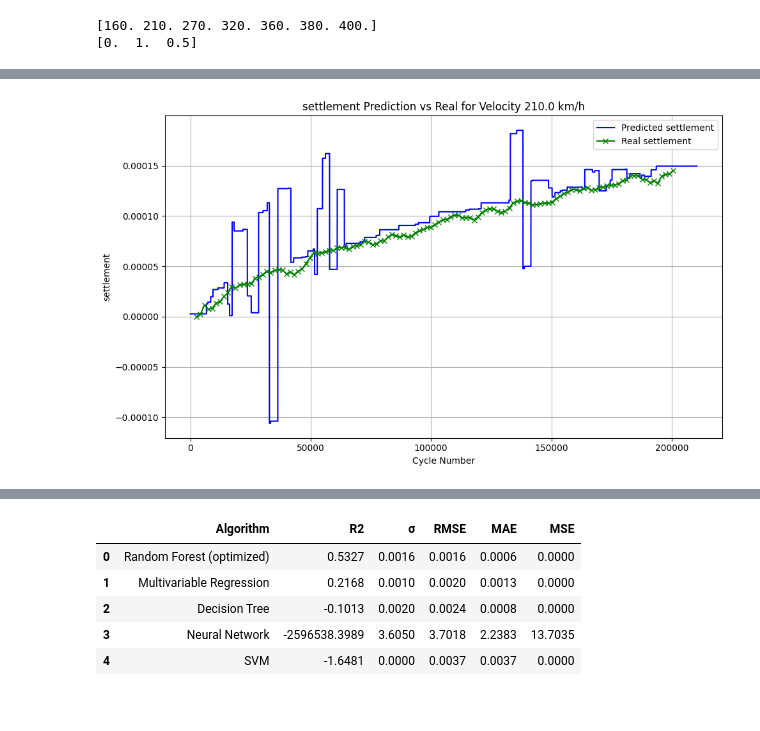
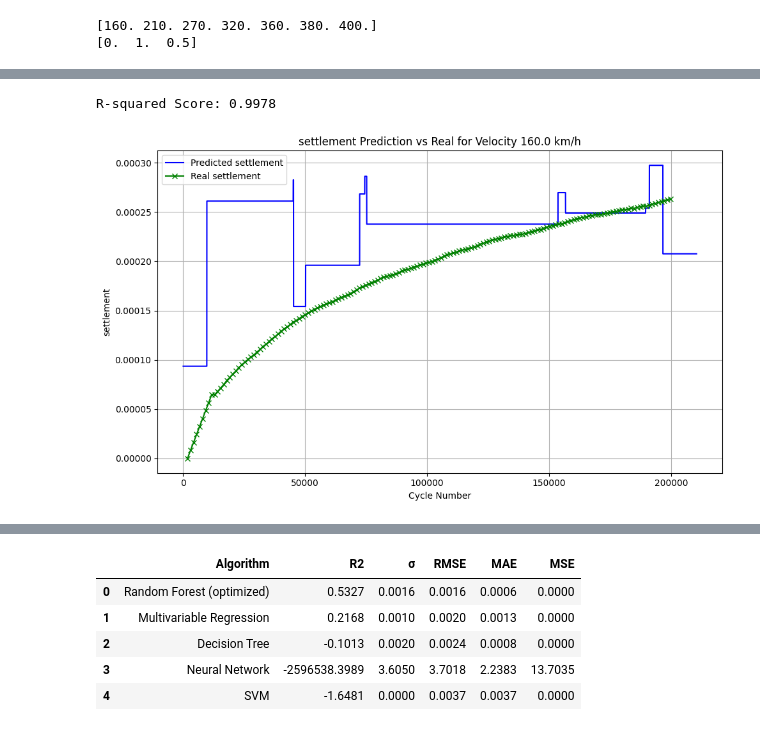
Before and after one commit to rammalali/FYP, a Jupyter notebook: ML/notebooks/permanent_settlement.ipynb, the cells around one changed output, grey strips where cells are left out. Drawn from its saved outputs; the diff is of its cells as text; code cells hidden in the pictures.

```diff
--- a/ML/notebooks/permanent_settlement.ipynb
+++ b/ML/notebooks/permanent_settlement.ipynb
@@ -366,7 +368,7 @@ plot_row_displacement_with_smoothed_point(final_df, row_index=322)
 import pandas as pd
 import numpy as np
 
-final_df = pd.read_csv('../../data/dataset/combined_valeurs.csv')
+final_df = pd.read_csv('../data/dataset/combined_valeurs.csv')
 
 
 def calculate_first_smoothed_displacement(df, window_size=5):
@@ -615,0 +675,36 @@ plt.show()
+# %%
+import matplotlib.pyplot as plt
+
+def generate_and_plot_settlement(model, ground_truth_df, start_cycle, end_cycle, step_size, velocity):
+    # Generate cycle numbers for the prediction
+    cycle_numbers = list(range(start_cycle, end_cycle + 1, step_size))
+    new_data = pd.DataFrame({
+        'velocity': [velocity] * len(cycle_numbers),
+        'Cycle_Number': cycle_numbers
+    })
+
+    # Predict settlement
+    predicted_settlement = model.predict(new_data)
+
+    # Filter ground truth data for the specified cycle range and velocity
+    ground_truth_filtered = ground_truth_df[
+        (ground_truth_df['Cycle_Number'].between(start_cycle, end_cycle)) &
+        (ground_truth_df['velocity'] == velocity)
+    ]
+
+    # Plot predicted settlement
+    plt.figure(figsize=(10, 6))
+    plt.plot(cycle_numbers, predicted_settlement, label='Predicted settlement', color='blue', marker='')
+
+    # Plot real settlement (ground truth)
+    plt.plot(ground_truth_filtered['Cycle_Number'], ground_truth_filtered['Difference'],
+             label='Real settlement', color='green', marker='')
+
+    # Plot settings
+    plt.xlabel('Cycle Number')
+    plt.ylabel('settlement')
+    plt.title(f'settlement Prediction vs Real for Velocity {velocity} km/h')
+    plt.grid(True)
+    plt.legend()
+    plt.tight_layout()
+    plt.show()
@@ -858,3 +1390,13 @@ R2 Score on Test Set: 0.5327
+# %%
+from sklearn.metrics import r2_score
+
+# Evaluate the model on the test set
+r2 = r2_score(y_test, y_test_pred)
+
+# Print the R² score
+print(f"R-squared Score: {r2:.4f}")
+# %% [output]
+R-squared Score: 0.9978
 # %%
 import matplotlib.pyplot as plt
 
@@ -868,33 +1410,33 @@ def generate_and_plot_settlement(model, ground_truth_df, start_cycle, end_cycle,
 
     # Predict settlement
     predicted_settlement = model.predict(new_data)
 
     # Filter ground truth data for the specified cycle range and velocity
     ground_truth_filtered = ground_truth_df[
         (ground_truth_df['Cycle_Number'].between(start_cycle, end_cycle)) &
         (ground_truth_df['velocity'] == velocity)
     ]
 
     # Plot predicted settlement
     plt.figure(figsize=(10, 6))
     plt.plot(cycle_numbers, predicted_settlement, label='Predicted settlement', color='blue', marker='')
 
     # Plot real settlement (ground truth)
     plt.plot(ground_truth_filtered['Cycle_Number'], ground_truth_filtered['Smoothed_Difference'],
              label='Real settlement', color='green', marker='x')
 
     # Plot settings
     plt.xlabel('Cycle Number')
     plt.ylabel('settlement')
     plt.title(f'settlement Prediction vs Real for Velocity {velocity} km/h')
     plt.grid(True)
     plt.legend()
     plt.tight_layout()
     plt.show()
 
 # Example usage of the function
-generate_and_plot_settlement(best_model_lgb, combined_df[combined_df['position'] == 1],
+generate_and_plot_settlement(best_model, averaged_df,
                              start_cycle=0, end_cycle=210473, step_size=1,
-                             velocity=210.0)
+                             velocity=160.0)
 # %% [output]
-[figure, old version]
+[figure, new version]
```
Also changed, not shown: parts of 35 cells of this notebook, 5 other files.
